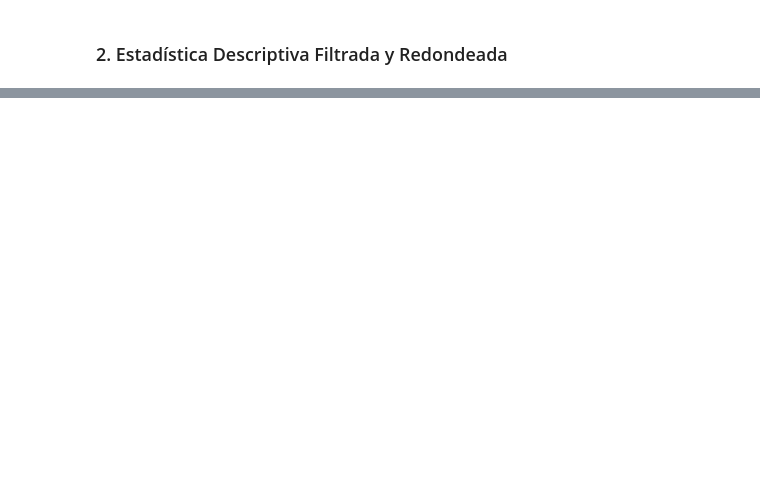
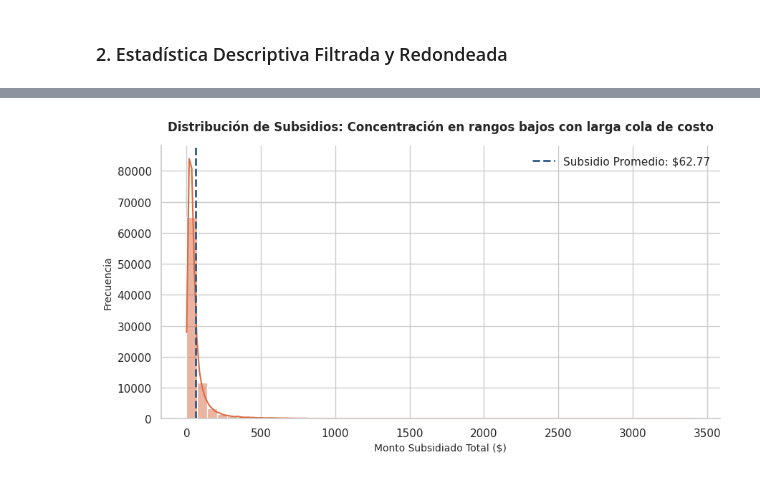
Before and after one commit to BucciCarlos/entregafinal_pp, a Jupyter notebook: notebooks/02_analisis_univariado.ipynb, the cells around one changed output, grey strips where cells are left out. Drawn from its saved outputs; the diff is of its cells as text; code cells hidden in the pictures; blank space fills up the shorter version.

```diff
--- a/notebooks/02_analisis_univariado.ipynb
+++ b/notebooks/02_analisis_univariado.ipynb
@@ -53,0 +155,27 @@ df_desc
+# %%
+plt.figure(figsize=(9, 5))
+# Filtrar reservas con subsidio mayor a cero para ver la distribución real de los subsidiados
+df_sub = df[df['monto_subsidiado_total'] > 0]
+mean_sub = df_sub['monto_subsidiado_total'].mean()
+
+ax = sns.histplot(
+    data=df_sub,
+    x='monto_subsidiado_total',
+    bins=50,
+    kde=True,
+    color='#D96B43'
+)
+
+# Línea de media para referencia ejecutiva
+plt.axvline(mean_sub, color='#2E5B88', linestyle='--', linewidth=2, label=f"Subsidio Promedio: ${mean_sub:.2f}")
+
+# Estética ejecutiva y despine
+ax.set_title("Distribución de Subsidios: Concentración en rangos bajos con larga cola de costo", fontsize=12, weight='bold', pad=15)
+ax.set_xlabel("Monto Subsidiado Total ($)", fontsize=10)
+ax.set_ylabel("Frecuencia", fontsize=10)
+plt.legend(frameon=False)
+sns.despine()
+plt.tight_layout()
+plt.show()
+# %% [output]
+[figure, added]
```
Also changed, not shown: parts of 13 cells of this notebook, 11 other files.
